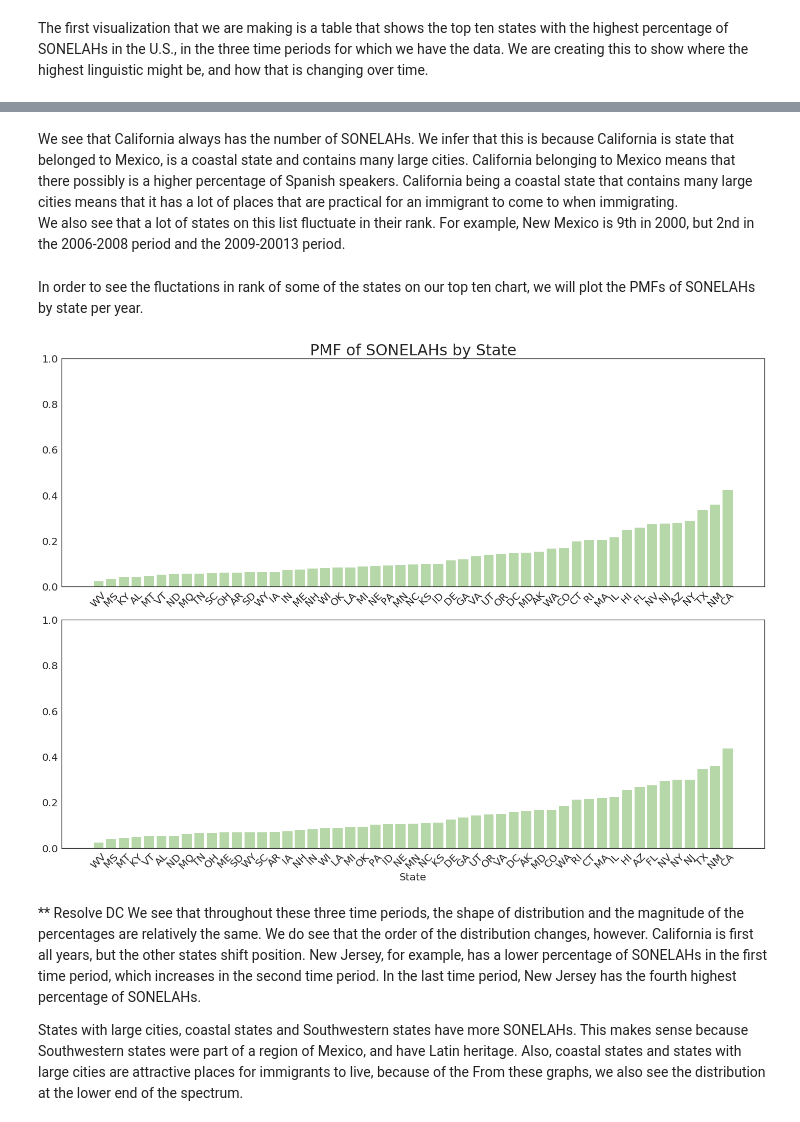
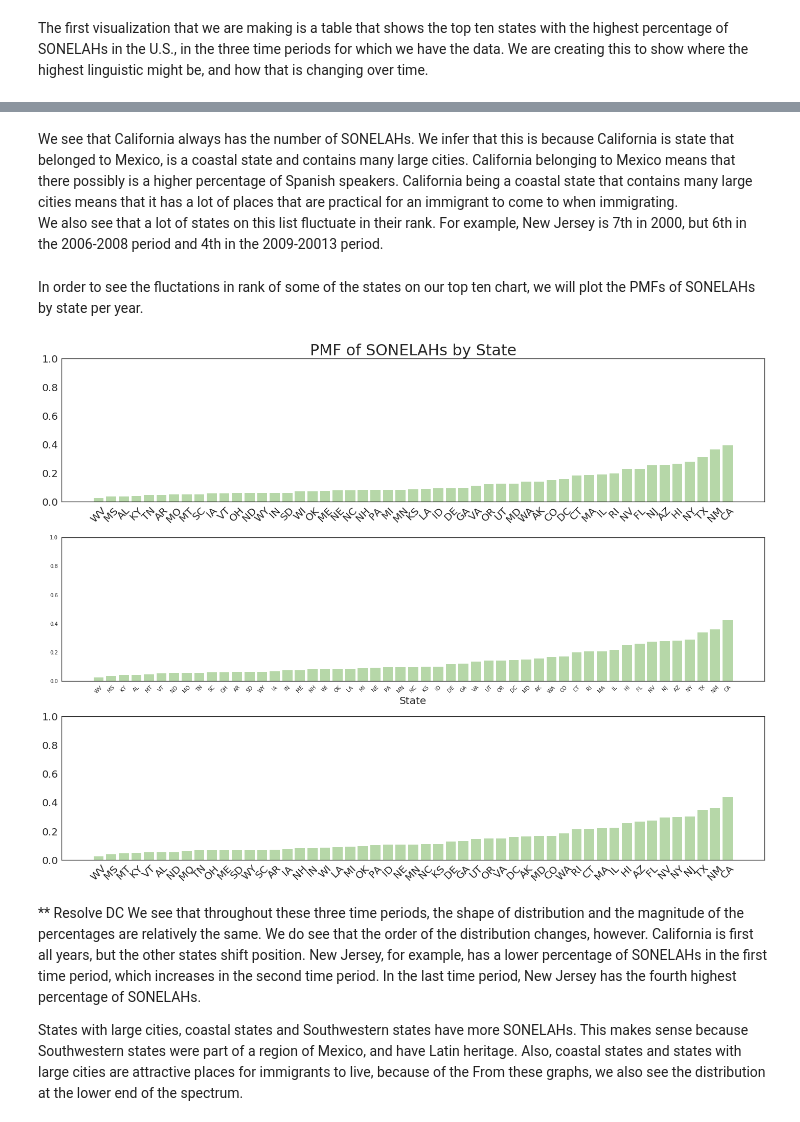
Before and after one commit to AllisonBusa/The-Mother-Tongue-of-US-Communities, a Jupyter notebook: finalfinal.ipynb, the cells around one changed output, grey strips where cells are left out. Saved outputs shown, nothing was run; the diff lists cells and outputs as text; code cells hidden in the pictures.

```diff
--- a/finalfinal.ipynb
+++ b/finalfinal.ipynb
@@ -121,0 +119,3 @@ df2000=createStateDF2000(states,statesfull)
+# %%
+#Creating Dataframe
+df2000=pd.read_csv("/home/jobanner/The-Mother-Tongue-of-US-Communities/Census2000data.csv")
@@ -284,21 +304,21 @@ Rank of SONELAHs by State
 # %% [markdown]
 We see that California always has the number of SONELAHs. We infer that this is because California is state that belonged to Mexico, is a coastal state and contains many large cities. California belonging to Mexico means that there possibly is a higher percentage of Spanish speakers. California being a coastal state that contains many large cities means that it has a lot of places that are practical for an immigrant to come to when immigrating. <br>
-We also see that a lot of states on this list fluctuate in their rank. For example, New Mexico is 9th in 2000, but 2nd in the 2006-2008 period and the 2009-20013 period.
+We also see that a lot of states on this list fluctuate in their rank. For example, New Jersey is 7th in 2000, but 6th in the 2006-2008 period and 4th in the 2009-20013 period.
 # %% [markdown]
 In order to see the fluctations in rank of some of the states on our top ten chart, we will plot the PMFs of SONELAHs by state per year.
 # %%
 
 fig, (ax1,ax2,ax3) = plt.subplots(3,1, figsize=(20,15), sharey=True)  # 1 row, 2 columns
 plotPMFs(df2000, ax=ax1)
-plotPMFs(df2006, ax=a)
-plotPMFs(df2009, ax=ax2)
+plotPMFs(df2006, ax=ax2)
+plotPMFs(df2009, ax=ax3)
 ax1.set_title('PMF of SONELAHs by State', fontsize=30)
 ax2.set_xlabel('State', fontsize=20)
 plt.setp(ax1.get_xticklabels(), rotation=45)
 ax1.tick_params(axis='both', which='major', labelsize=20)
 plt.tight_layout()
 # %% [output]
-[figure, old version]
+[figure, new version]
 # %% [markdown]
 ** Resolve DC
 We see that throughout these three time periods, the shape of distribution and the magnitude of the percentages are relatively the same. We do see that the order of the distribution changes, however. California is first all years, but the other states shift position. New Jersey, for example, has a lower percentage of SONELAHs in the first time period, which increases in the second time period. In the last time period, New Jersey has the fourth highest percentage of SONELAHs.
```
Also changed, not shown: parts of 18 cells of this notebook, 4 other files.
